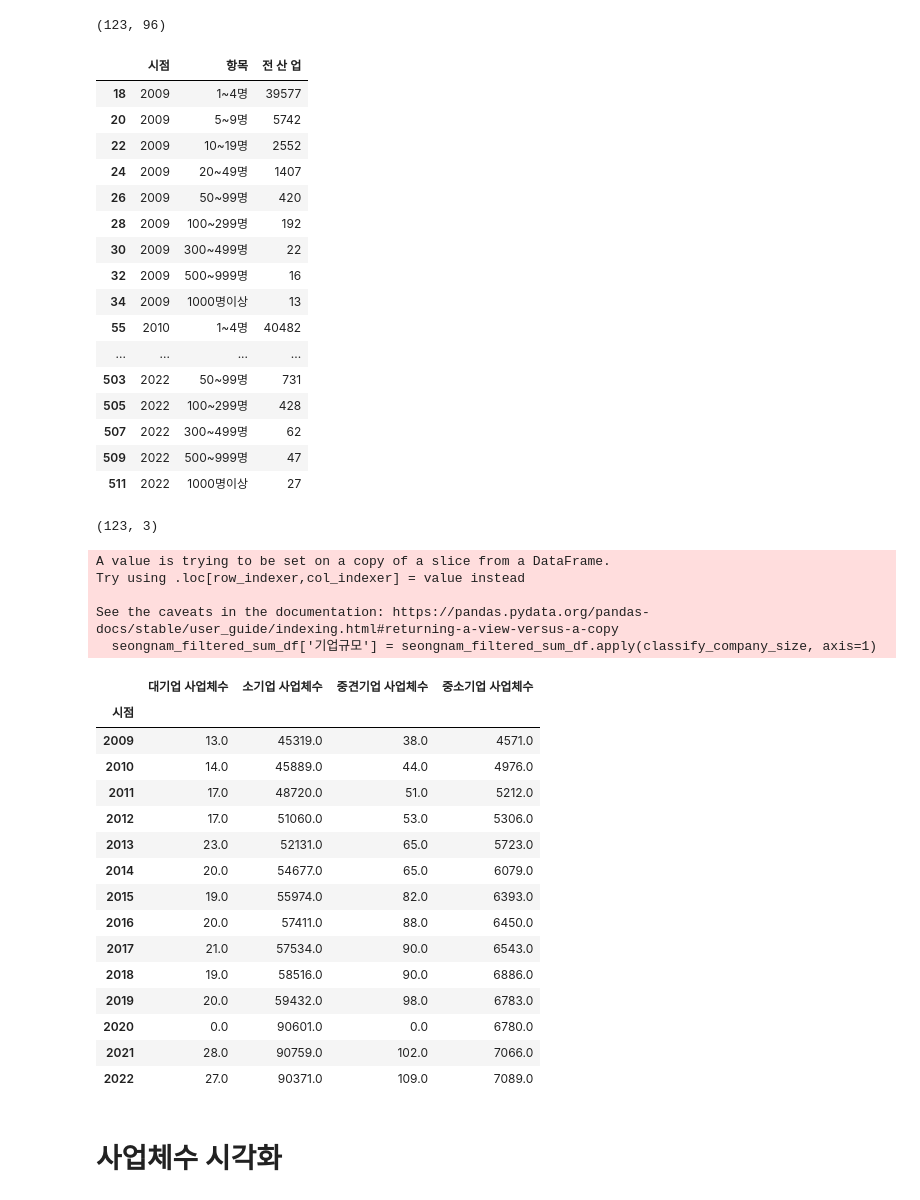
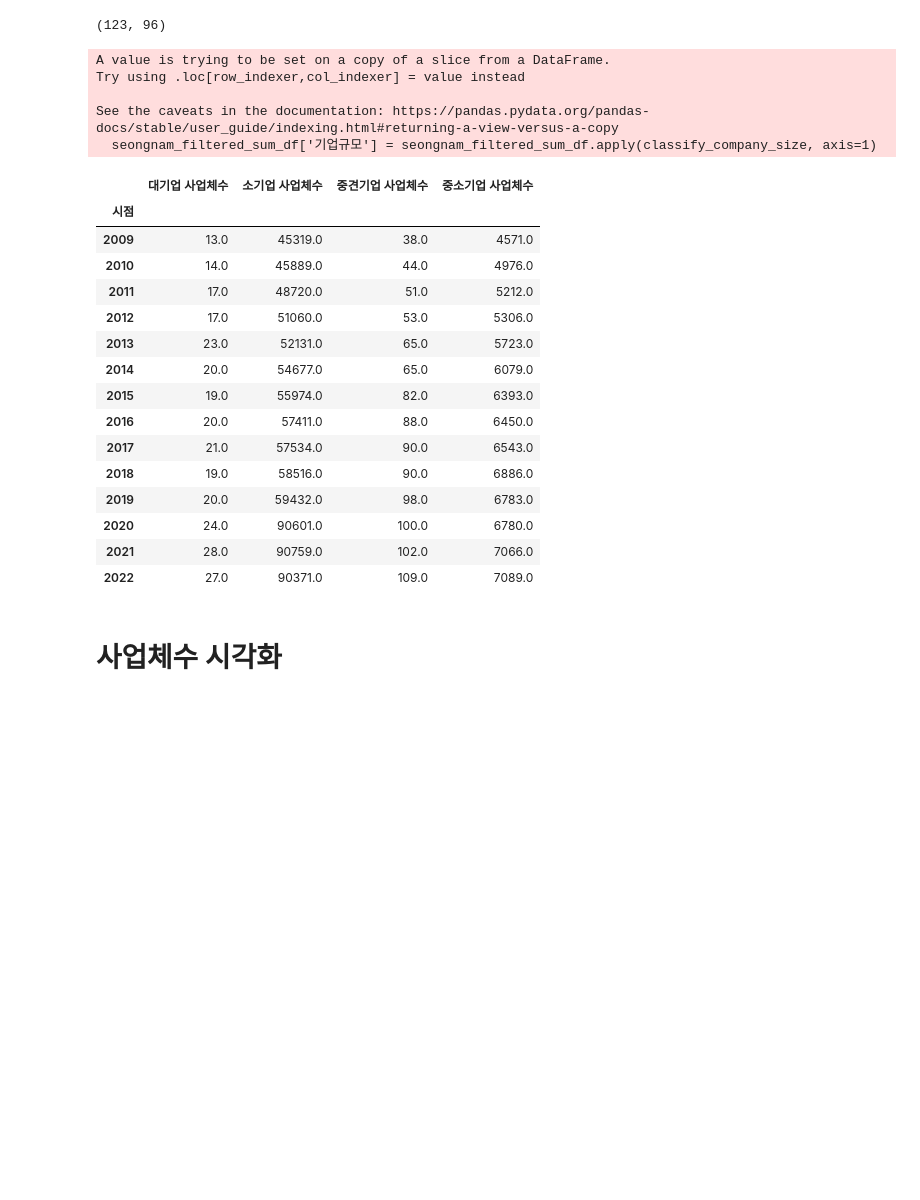
Before and after one commit to SnapishAgent/Ilsan-Investment-Insight, a Jupyter notebook: 일자리/사업체조사/고양시 산업체/goyang_work_data.ipynb, the cells around one changed output. Drawn from its saved outputs; the diff is of its cells as text; code cells hidden in the pictures; blank space fills up the shorter version.

```diff
--- a/일자리/사업체조사/고양시 산업체/goyang_work_data.ipynb
+++ b/일자리/사업체조사/고양시 산업체/goyang_work_data.ipynb
@@ -189,75 +189,61 @@ display(seongnam_filtered_df.shape)
 # 각 행의 2번째 컬럼부터 끝까지의 값을 더한 합계를 새로운 컬럼 '합계'에 추가
 seongnam_numeric_cols = seongnam_filtered_df.select_dtypes(include='number').columns
 seongnam_filtered_df['전 산 업'] = seongnam_filtered_df['전 산 업'].astype(int)
 seongnam_filtered_sum_df = seongnam_filtered_df[['시점', '항목', '전 산 업']]
 
 # # 필터링된 데이터프레임 출력
-with pd.option_context('display.max_rows', None, 'display.max_columns', None):
-    display(seongnam_filtered_sum_df)
-display(seongnam_filtered_sum_df.shape)
+# with pd.option_context('display.max_rows', None, 'display.max_columns', None):
+#     display(seongnam_filtered_sum_df)
+# display(seongnam_filtered_sum_df.shape)
 
 def classify_company_size(row):
     if row['항목'] in ['1~4명', '5~9명']:
         return '소기업'
     elif row['항목'] in ['10~19명', '20~49명', '50~99명', '100~299명']:
         return '중소기업'
     elif row['항목'] in ['300~499명', '500~999명']:
         return '중견기업'
     elif row['항목'] == '1000명이상':
         return '대기업'
     else:
         return '기타'
 
 seongnam_filtered_sum_df['기업규모'] = seongnam_filtered_sum_df.apply(classify_company_size, axis=1)
 
 # 연도별 기업규모별 전 산 업 인원 합계 구하기
 seongnam_company_size_sum = seongnam_filtered_sum_df.groupby(['시점', '기업규모'])['전 산 업'].sum().unstack().fillna(0)
 
 # 컬럼 이름 변경
 seongnam_company_size_sum.columns = [f'{col} 사업체수' for col in seongnam_company_size_sum.columns]
 
+# 2020년 대기업 사업체수, 중견기업 사업체수를 2019년, 2021년 대기업 사업체수, 중견기업 사업체수 평균으로 채우기 (2020년 성남시 결측치)
+seongnam_company_size_sum.loc['2020', '대기업 사업체수'] = (seongnam_company_size_sum.loc['2019', '대기업 사업체수'] + seongnam_company_size_sum.loc['2021', '대기업 사업체수']) / 2
+seongnam_company_size_sum.loc['2020', '중견기업 사업체수'] = (seongnam_company_size_sum.loc['2019', '중견기업 사업체수'] + seongnam_company_size_sum.loc['2021', '중견기업 사업체수']) / 2
+
 # 결과 출력
 display(seongnam_company_size_sum)
 # %% [output]
+A value is trying to be set on a copy of a slice from a DataFrame.
+Try using .loc[row_indexer,col_indexer] = value instead
+
+See the caveats in the documentation: https://pandas.pydata.org/pandas-docs/stable/user_guide/indexing.html#returning-a-view-versus-a-copy
+  seongnam_filtered_sum_df['기업규모'] = seongnam_filtered_sum_df.apply(classify_company_size, axis=1)
-|  | 시점 | 항목 | 전 산 업 |
-| 18 | 2009 | 1~4명 | 39577 |
-| 20 | 2009 | 5~9명 | 5742 |
-| 22 | 2009 | 10~19명 | 2552 |
-| 24 | 2009 | 20~49명 | 1407 |
-| 26 | 2009 | 50~99명 | 420 |
-| 28 | 2009 | 100~299명 | 192 |
-| 30 | 2009 | 300~499명 | 22 |
-| 32 | 2009 | 500~999명 | 16 |
-| 34 | 2009 | 1000명이상 | 13 |
-| 55 | 2010 | 1~4명 | 40482 |
-| ... | ... | ... | ... |
-| 503 | 2022 | 50~99명 | 731 |
-| 505 | 2022 | 100~299명 | 428 |
-| 507 | 2022 | 300~499명 | 62 |
-| 509 | 2022 | 500~999명 | 47 |
-| 511 | 2022 | 1000명이상 | 27 |
+|  | 대기업 사업체수 | 소기업 사업체수 | 중견기업 사업체수 | 중소기업 사업체수 |
+| 시점 |  |  |  |  |
+| 2009 | 13.0 | 45319.0 | 38.0 | 4571.0 |
+| 2010 | 14.0 | 45889.0 | 44.0 | 4976.0 |
+| 2011 | 17.0 | 48720.0 | 51.0 | 5212.0 |
+| 2012 | 17.0 | 51060.0 | 53.0 | 5306.0 |
+| 2013 | 23.0 | 52131.0 | 65.0 | 5723.0 |
+| 2014 | 20.0 | 54677.0 | 65.0 | 6079.0 |
+| 2015 | 19.0 | 55974.0 | 82.0 | 6393.0 |
+| 2016 | 20.0 | 57411.0 | 88.0 | 6450.0 |
+| 2017 | 21.0 | 57534.0 | 90.0 | 6543.0 |
+| 2018 | 19.0 | 58516.0 | 90.0 | 6886.0 |
+| 2019 | 20.0 | 59432.0 | 98.0 | 6783.0 |
+| 2020 | 24.0 | 90601.0 | 100.0 | 6780.0 |
+| 2021 | 28.0 | 90759.0 | 102.0 | 7066.0 |
+| 2022 | 27.0 | 90371.0 | 109.0 | 7089.0 |
-(123, 3)
-A value is trying to be set on a copy of a slice from a DataFrame.
-Try using .loc[row_indexer,col_indexer] = value instead
-
-See the caveats in the documentation: https://pandas.pydata.org/pandas-docs/stable/user_guide/indexing.html#returning-a-view-versus-a-copy
-  seongnam_filtered_sum_df['기업규모'] = seongnam_filtered_sum_df.apply(classify_company_size, axis=1)
-|  | 대기업 사업체수 | 소기업 사업체수 | 중견기업 사업체수 | 중소기업 사업체수 |
-| 시점 |  |  |  |  |
-| 2009 | 13.0 | 45319.0 | 38.0 | 4571.0 |
-| 2010 | 14.0 | 45889.0 | 44.0 | 4976.0 |
-| 2011 | 17.0 | 48720.0 | 51.0 | 5212.0 |
-| 2012 | 17.0 | 51060.0 | 53.0 | 5306.0 |
-| 2013 | 23.0 | 52131.0 | 65.0 | 5723.0 |
-| 2014 | 20.0 | 54677.0 | 65.0 | 6079.0 |
-| 2015 | 19.0 | 55974.0 | 82.0 | 6393.0 |
-| 2016 | 20.0 | 57411.0 | 88.0 | 6450.0 |
-| 2017 | 21.0 | 57534.0 | 90.0 | 6543.0 |
-| 2018 | 19.0 | 58516.0 | 90.0 | 6886.0 |
-| 2019 | 20.0 | 59432.0 | 98.0 | 6783.0 |
-| 2020 | 0.0 | 90601.0 | 0.0 | 6780.0 |
-| 2021 | 28.0 | 90759.0 | 102.0 | 7066.0 |
-| 2022 | 27.0 | 90371.0 | 109.0 | 7089.0 |
 # %% [markdown]
 # 사업체수 시각화
 # %%
```
Also changed, not shown: parts of 2 cells of this notebook, 1 other file.
